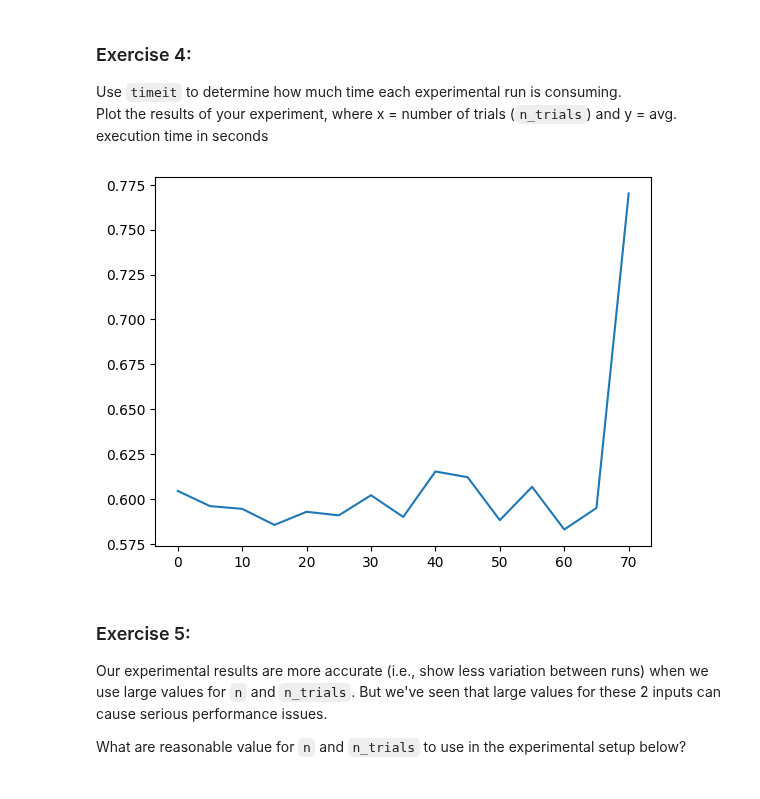
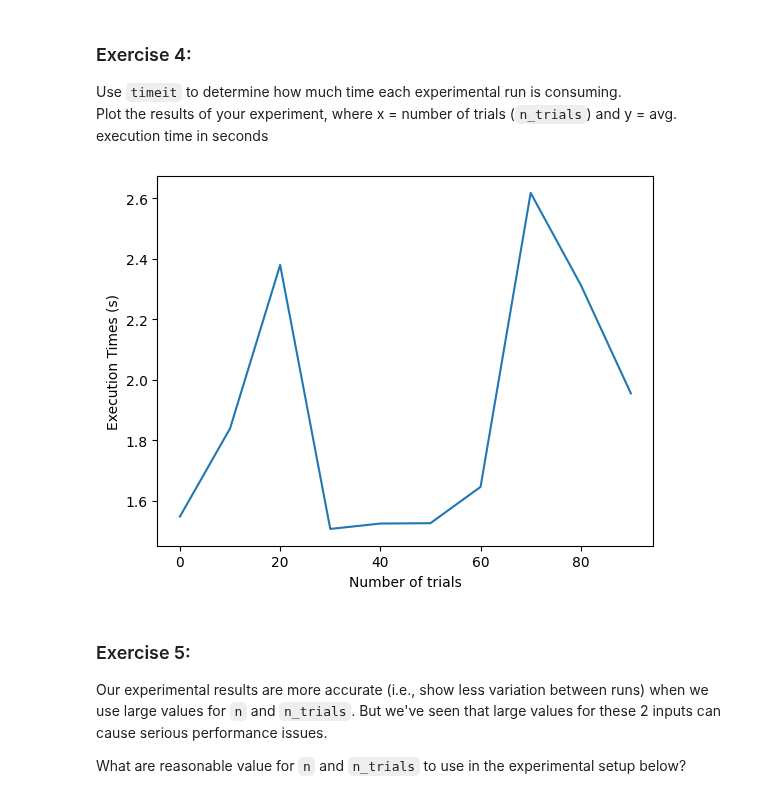
Before and after one commit to silentflame04/cap-comp215, a Jupyter notebook: labs/lab04-graphs.ipynb, the cells around one changed output. Drawn from its saved outputs; the diff is of its cells as text; code cells hidden in the pictures.

```diff
--- a/labs/lab04-graphs.ipynb
+++ b/labs/lab04-graphs.ipynb
@@ -175,16 +178,18 @@ Use `timeit` to determine how much time each experimental run is consuming.
 Plot the results of your experiment, where x = number of trials (`n_trials`) and y = avg. execution time in seconds
 # %%
 # Solution for Ex. 4 here...
-n = 20
+n = 30
 p = 0.1
 
-trials = [runs for runs in range(0, 75, 5)]
+trials = [runs for runs in range(0, 100, 10)]
 execution_time = [timeit(lambda: (proportion_connected(n, p), 0), number=50) for runs in range(len(trials))]
 
 plt.plot(trials, execution_time)
+plt.xlabel('Number of Trials')
+plt.ylabel('Execution Times (s)')
 plt.show()
 # %% [output]
-[figure, old version]
+[figure, new version]
 # %% [markdown]
 ### Exercise 5:
 Our experimental results are more accurate (i.e., show less variation between runs) when we use large values for `n` and `n_trials`.  But we've seen that large values for these 2 inputs can cause serious performance issues.
```
Also changed, not shown: parts of 5 cells of this notebook.
